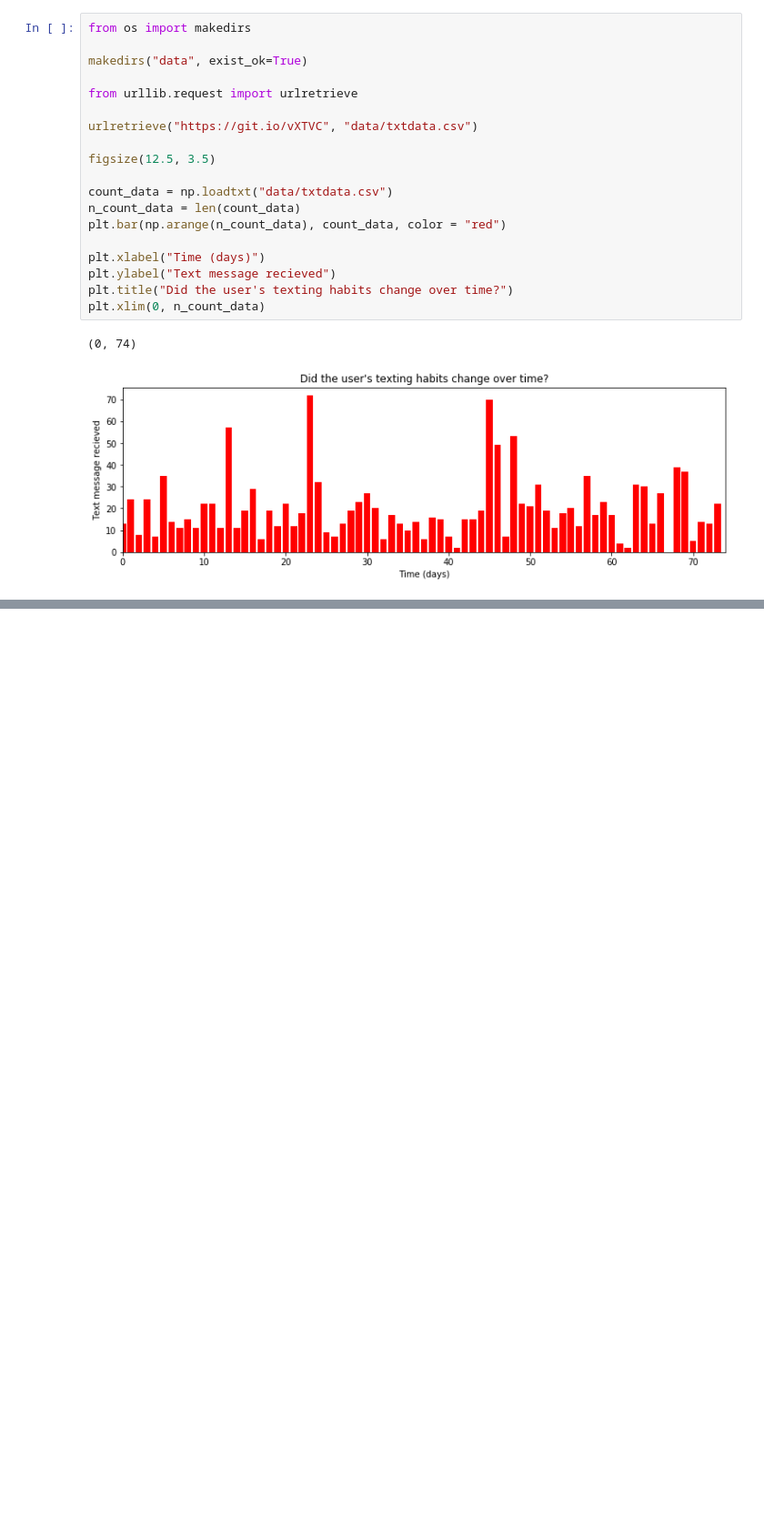
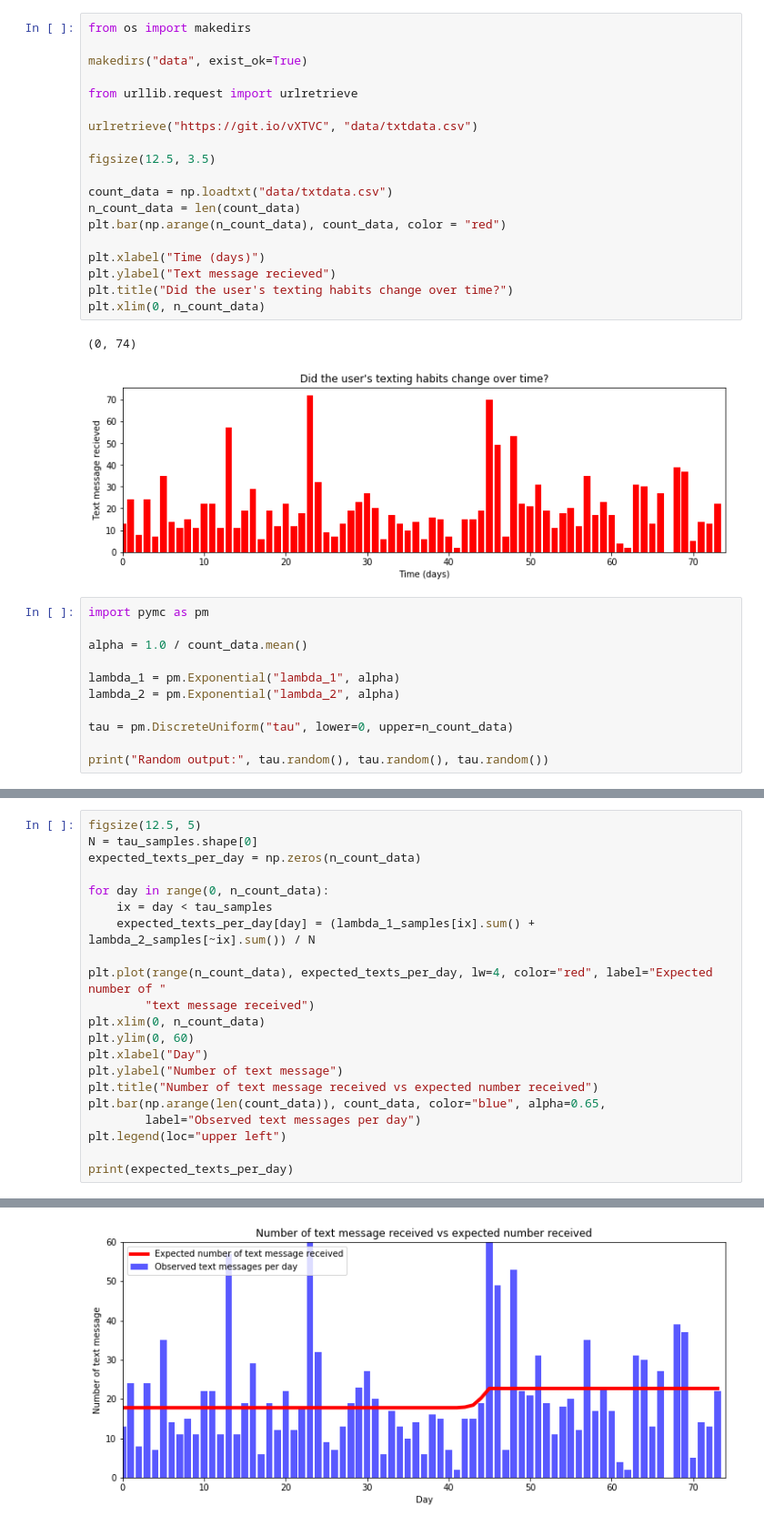
Before and after one commit to okihayashi/baysian_method_for_hackers, a Jupyter notebook: pymc_test/1.4.2.ipynb, the cells around one changed output, grey strips where cells are left out. Shown at 91% size. Drawn from its saved outputs; the diff is of its cells as text; blank space fills up the shorter version.

```diff
--- a/pymc_test/1.4.2.ipynb
+++ b/pymc_test/1.4.2.ipynb
@@ -69,3 +69,14 @@ plt.xlim(0, n_count_data)
 # %% [output]
 (0, 74)
 [figure]
+# %%
+import pymc as pm
+
+alpha = 1.0 / count_data.mean()
+
+lambda_1 = pm.Exponential("lambda_1", alpha)
+lambda_2 = pm.Exponential("lambda_2", alpha)
+
+tau = pm.DiscreteUniform("tau", lower=0, upper=n_count_data)
+
+print("Random output:", tau.random(), tau.random(), tau.random())
@@ -71,0 +139,22 @@ plt.xlim(0, n_count_data)
+# %%
+figsize(12.5, 5)
+N = tau_samples.shape[0]
+expected_texts_per_day = np.zeros(n_count_data)
+
+for day in range(0, n_count_data):
+    ix = day < tau_samples
+    expected_texts_per_day[day] = (lambda_1_samples[ix].sum() + lambda_2_samples[~ix].sum()) / N
+
+plt.plot(range(n_count_data), expected_texts_per_day, lw=4, color="red", label="Expected number of "
+        "text message received")
+plt.xlim(0, n_count_data)
+plt.ylim(0, 60)
+plt.xlabel("Day")
+plt.ylabel("Number of text message")
+plt.title("Number of text message received vs expected number received")
+plt.bar(np.arange(len(count_data)), count_data, color="blue", alpha=0.65,
+        label="Observed text messages per day")
+plt.legend(loc="upper left")
+
+print(expected_texts_per_day)
+# %% [output]
@@ -71,0 +176 @@ plt.xlim(0, n_count_data)
+[figure, added]
```
Also changed, not shown: parts of 4 cells of this notebook, 1 other file.
